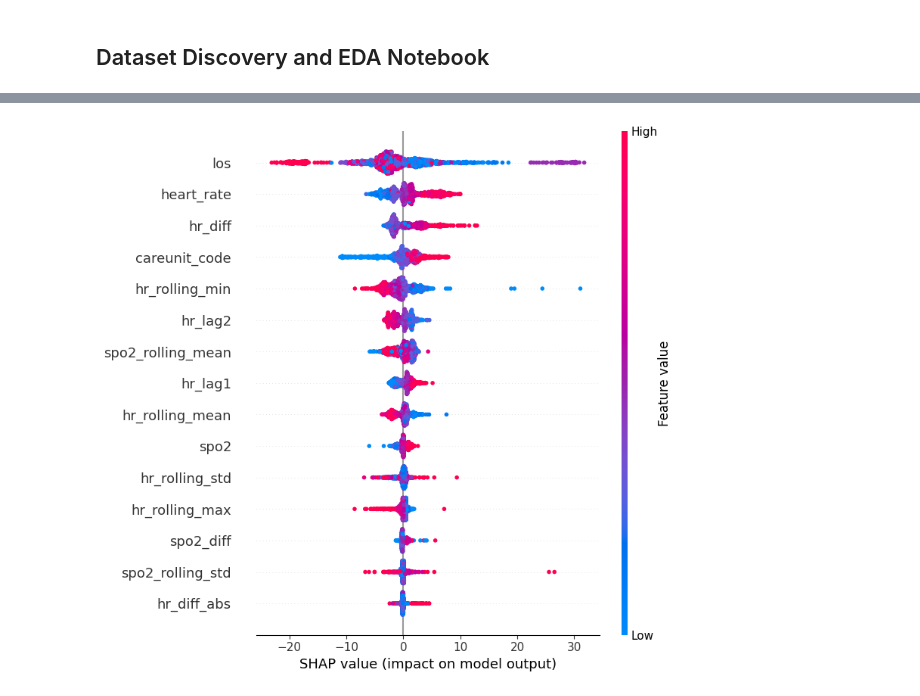
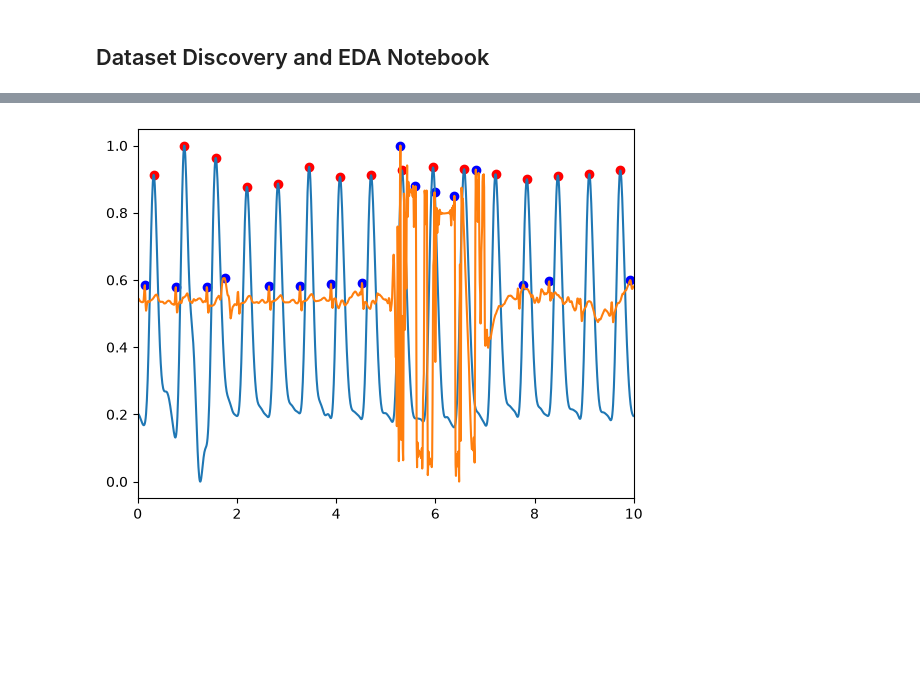
Before and after one commit to moraesand/HRV-BP-Correlation-Project, a Jupyter notebook: Untitled.ipynb, the cells around one changed output, grey strips where cells are left out. Cells and saved outputs as stored; diff of their text form; code cells hidden in the pictures; blank space fills up the shorter version.

```diff
--- a/Untitled.ipynb
+++ b/Untitled.ipynb
@@ -184,16 +94,9 @@ Name: count, dtype: int64
 # %%
-fig, axes = plt.subplots(3, 3, figsize=(15, 8))
+peaks_ppg, properties_ppg = find_peaks(ppg, height=0.7, distance=min_distance)
+# print(peaks)
+# ecg[peaks]
 
-cols = ["heart_rate", "systolic_bp", "diastolic_bp",
-        "hr_rolling_std", "hr_rolling_mean", "hr_rolling_min",
-        "hr_rolling_max", "hr_diff_abs", "mean_bp"]
-
-for ax, col in zip(axes.flatten(), cols):
-    df_final[col].hist(bins=50, ax=ax)
-    ax.set_title(col)
-
-plt.tight_layout()
-plt.show()
-
-print(df_final.describe())
+plt.plot(relative_time, ppg)
+plt.scatter(relative_time[peaks_ppg], ppg[peaks_ppg], color="red")
+#plt.xlim(0, 1)
 # %% [output]
@@ -220,58 +105,7 @@ std       2.033253     5.721809       2.774243
 # %%
-import shap
-from sklearn.ensemble import GradientBoostingRegressor
-from sklearn.model_selection import train_test_split
-from sklearn.preprocessing import StandardScaler
-
-features = ["heart_rate", "hr_rolling_mean", "hr_rolling_std",
-            "hr_rolling_min", "hr_rolling_max", "hr_diff",
-            "hr_diff_abs", "hr_lag1", "hr_lag2",
-            "spo2", "spo2_rolling_mean", "spo2_rolling_std", "spo2_diff",
-            "los", "careunit_code"]
-
-targets = ["systolic_bp", "diastolic_bp", "mean_bp"]
-
-X = df_final[features]
-
-for target in targets:
-    print(f"\n{'='*40}")
-    print(f"SHAP values for: {target}")
-    print('='*40)
-
-    y = df_final[target]  # single column, no double brackets
-
-    X_train, X_test, y_train, y_test = train_test_split(
-        X, y, test_size=0.2, random_state=42
-    )
-
-    X_train_scaled = scaler.fit_transform(X_train)
-    X_test_scaled = scaler.transform(X_test)
-
-    model = GradientBoostingRegressor(n_estimators=200, random_state=42)
-    model.fit(X_train_scaled, y_train)
-
-    explainer = shap.Explainer(model, X_train_scaled)
-    shap_values = explainer(X_test_scaled, check_additivity=False)
-
-    shap.summary_plot(
-        shap_values,
-        X_test,
-        feature_names=features,
-        show=True
-    )
-
-X_train, X_test, y_train, y_test = train_test_split(X, y, test_size=0.2, random_state=42)
-
-scaler = StandardScaler()
-X_train_scaled = scaler.fit_transform(X_train)
-X_test_scaled = scaler.transform(X_test)
-
-model = GradientBoostingRegressor(n_estimators=200, random_state=42)
-model.fit(X_train_scaled, y_train)
-
-# SHAP explanation
-explainer = shap.Explainer(model, X_train_scaled)
-shap_values = explainer(X_test_scaled)
-
-shap.summary_plot(shap_values, X_test, feature_names=features)
+plt.plot(relative_time, ppg)
+plt.plot(relative_time, ecg)
+plt.scatter(relative_time[peaks_ppg], ppg[peaks_ppg], color="red")
+plt.scatter(relative_time[peaks_ecg], ecg[peaks_ecg], color="blue")
+plt.xlim(0, 10)
 # %% [output]
@@ -281 +113 @@ SHAP values for: systolic_bp
-[figure, old version]
+[figure, new version]
```
Also changed, not shown: parts of 23 cells of this notebook.
